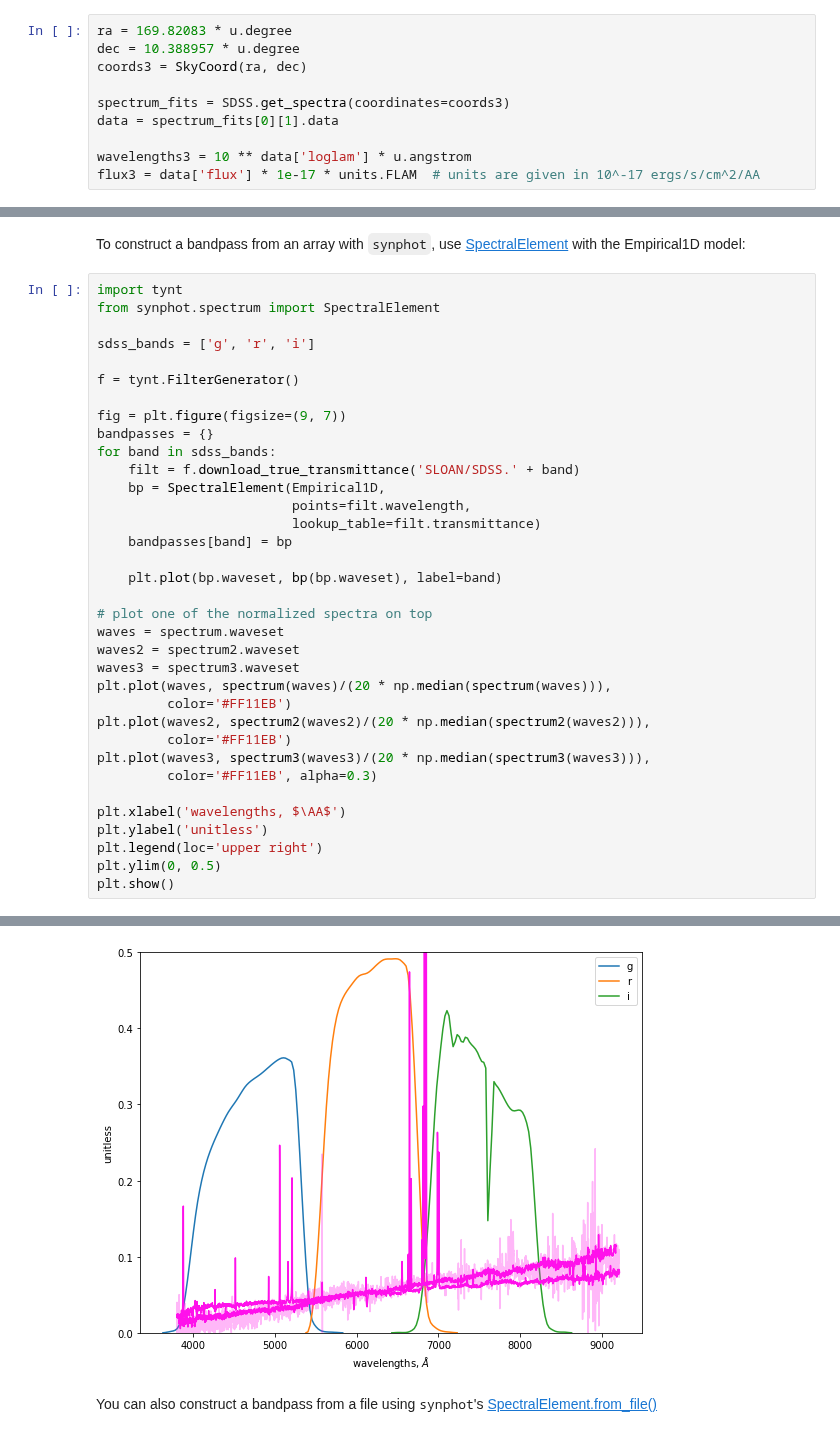
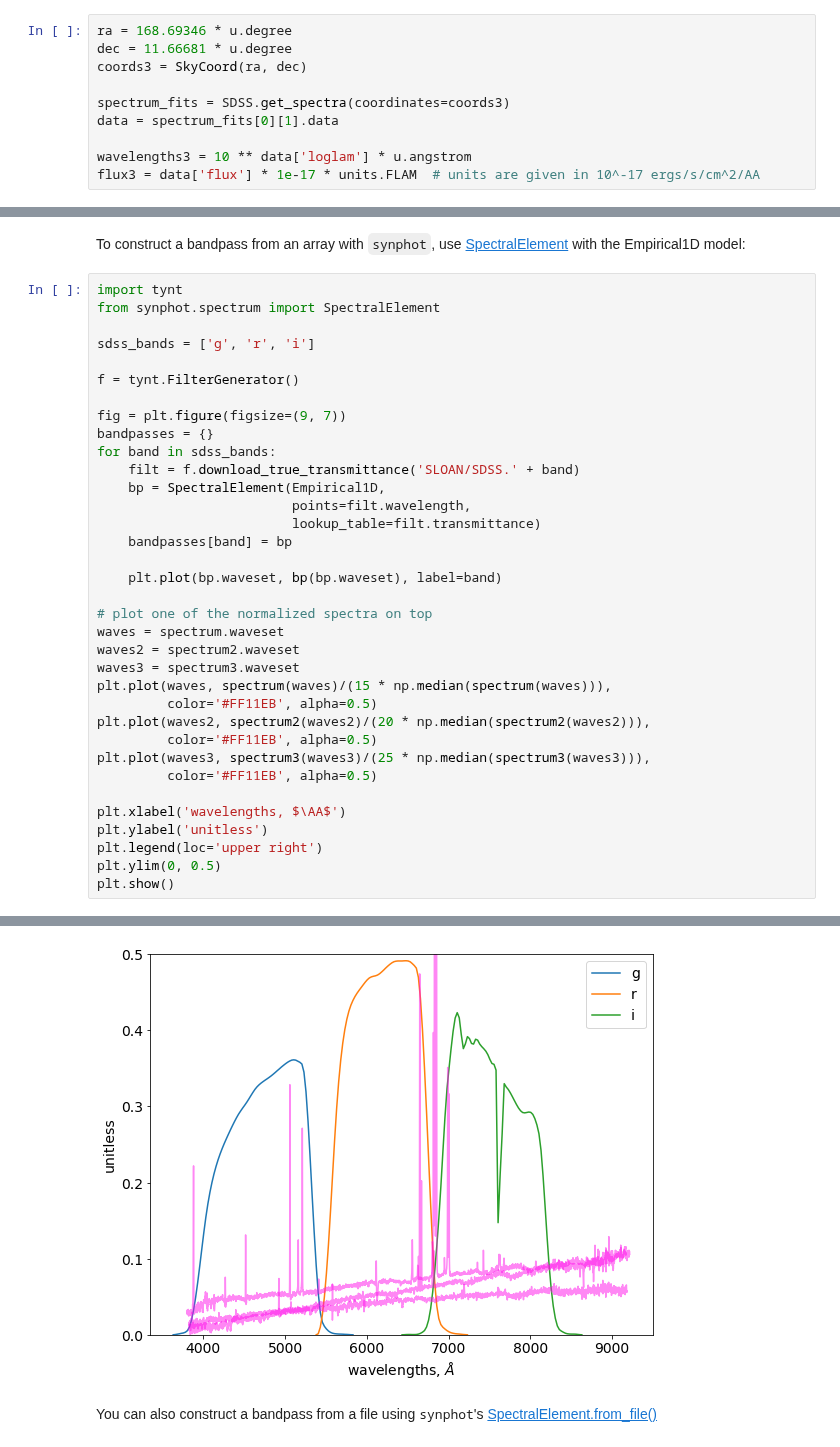
Before and after one commit to tcjansen/GSoC, a Jupyter notebook: empirical_photometry.ipynb, the cells around one changed output, grey strips where cells are left out. Saved outputs shown, nothing was run; the diff lists cells and outputs as text.

```diff
--- a/empirical_photometry.ipynb
+++ b/empirical_photometry.ipynb
@@ -73,8 +73,8 @@ print(spectrum_fits)
 # %% [markdown]
 Set coordinates and get the spectrum for <a href="http://skyserver.sdss.org/dr15/en/tools/quicklook/summary.aspx?id=1237660615047381169">an elliptical galaxy</a> so we can see if the flux offset between `synphot` and that observed persists.
 # %%
-ra = 169.82083 * u.degree
-dec = 10.388957 * u.degree
+ra = 168.69346 * u.degree
+dec = 11.66681 * u.degree
 coords3 = SkyCoord(ra, dec)
 
 spectrum_fits = SDSS.get_spectra(coordinates=coords3)
@@ -141,12 +141,12 @@ for band in sdss_bands:
 waves = spectrum.waveset
 waves2 = spectrum2.waveset
 waves3 = spectrum3.waveset
-plt.plot(waves, spectrum(waves)/(20 * np.median(spectrum(waves))),
-         color='#FF11EB')
+plt.plot(waves, spectrum(waves)/(15 * np.median(spectrum(waves))),
+         color='#FF11EB', alpha=0.5)
 plt.plot(waves2, spectrum2(waves2)/(20 * np.median(spectrum2(waves2))),
-         color='#FF11EB')
-plt.plot(waves3, spectrum3(waves3)/(20 * np.median(spectrum3(waves3))),
-         color='#FF11EB', alpha=0.3)
+         color='#FF11EB', alpha=0.5)
+plt.plot(waves3, spectrum3(waves3)/(25 * np.median(spectrum3(waves3))),
+         color='#FF11EB', alpha=0.5)
 
 plt.xlabel('wavelengths, $\AA$')
 plt.ylabel('unitless')
@@ -160,4 +160,4 @@ WARNING: W42: /var/folders/jg/nxrb0cds7_d1w0z9ldk5b7f40000gn/T/tmp_88z5uyu:2:0:
-[figure, old version]
+[figure, new version]
 # %% [markdown]
 You can also construct a bandpass from a file using <tt>synphot</tt>'s <a href="https://synphot.readthedocs.io/en/latest/api/synphot.spectrum.SpectralElement.html#synphot.spectrum.SpectralElement.from_file">SpectralElement.from_file()</a>
 # %% [markdown]
```
Also changed, not shown: parts of 7 cells of this notebook.
